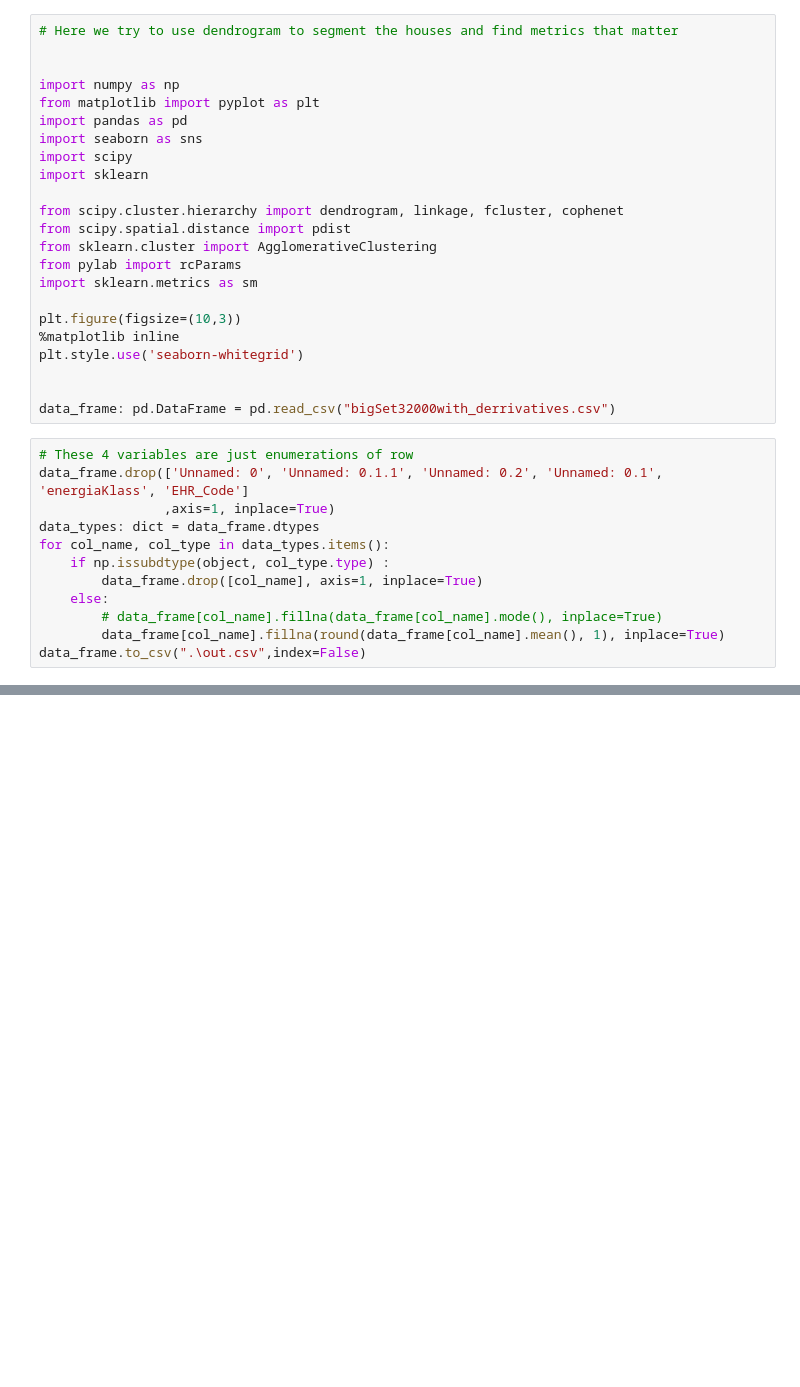
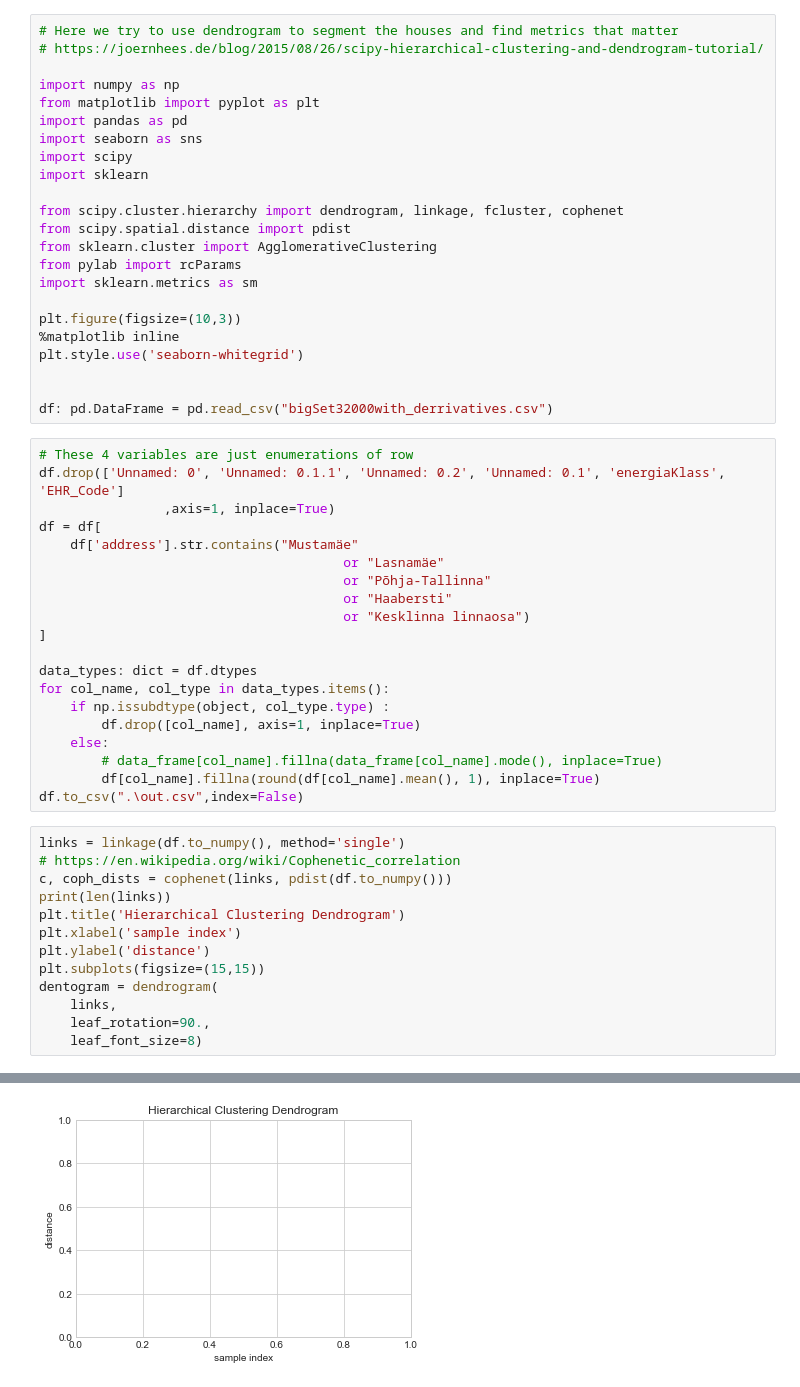
Before and after one commit to PeeterTarvas/PeeterTarvasThesis, a Jupyter notebook: Dentogram.ipynb, the cells around one changed output, grey strips where cells are left out. Drawn from its saved outputs; the diff is of its cells as text; blank space fills up the shorter version.

```diff
--- a/Dentogram.ipynb
+++ b/Dentogram.ipynb
@@ -1,6 +1,6 @@
 # %%
 # Here we try to use dendrogram to segment the houses and find metrics that matter
-
+# https://joernhees.de/blog/2015/08/26/scipy-hierarchical-clustering-and-dendrogram-tutorial/
 
 import numpy as np
 from matplotlib import pyplot as plt
@@ -20,16 +20,38 @@ plt.figure(figsize=(10,3))
 plt.style.use('seaborn-whitegrid')
 
 
-data_frame: pd.DataFrame = pd.read_csv("bigSet32000with_derrivatives.csv")
+df: pd.DataFrame = pd.read_csv("bigSet32000with_derrivatives.csv")
 # %%
 # These 4 variables are just enumerations of row
-data_frame.drop(['Unnamed: 0', 'Unnamed: 0.1.1', 'Unnamed: 0.2', 'Unnamed: 0.1', 'energiaKlass', 'EHR_Code']
+df.drop(['Unnamed: 0', 'Unnamed: 0.1.1', 'Unnamed: 0.2', 'Unnamed: 0.1', 'energiaKlass', 'EHR_Code']
                 ,axis=1, inplace=True)
-data_types: dict = data_frame.dtypes
+df = df[
+    df['address'].str.contains("Mustamäe"
+                                       or "Lasnamäe"
+                                       or "Põhja-Tallinna"
+                                       or "Haabersti"
+                                       or "Kesklinna linnaosa")
+]
+
+data_types: dict = df.dtypes
 for col_name, col_type in data_types.items():
     if np.issubdtype(object, col_type.type) :
-        data_frame.drop([col_name], axis=1, inplace=True)
+        df.drop([col_name], axis=1, inplace=True)
     else:
         # data_frame[col_name].fillna(data_frame[col_name].mode(), inplace=True)
-        data_frame[col_name].fillna(round(data_frame[col_name].mean(), 1), inplace=True)
-data_frame.to_csv(".\out.csv",index=False)
+        df[col_name].fillna(round(df[col_name].mean(), 1), inplace=True)
+df.to_csv(".\out.csv",index=False)
+# %%
+links = linkage(df.to_numpy(), method='single')
+# https://en.wikipedia.org/wiki/Cophenetic_correlation
+c, coph_dists = cophenet(links, pdist(df.to_numpy()))
+print(len(links))
+plt.title('Hierarchical Clustering Dendrogram')
+plt.xlabel('sample index')
+plt.ylabel('distance')
+plt.subplots(figsize=(15,15))
+dentogram = dendrogram(
+    links,
+    leaf_rotation=90.,
+    leaf_font_size=8)
+# %% [output]
@@ -35,0 +59 @@ data_frame.to_csv(".\out.csv",index=False)
+[figure, added]
```
Also changed, not shown: parts of 1 cell of this notebook, 2 other files.
